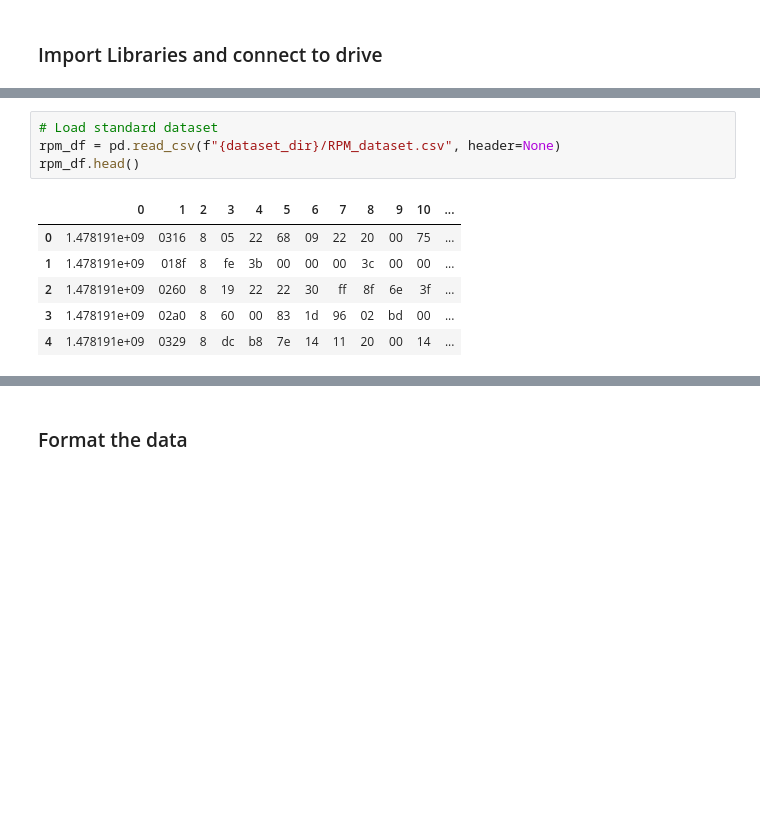
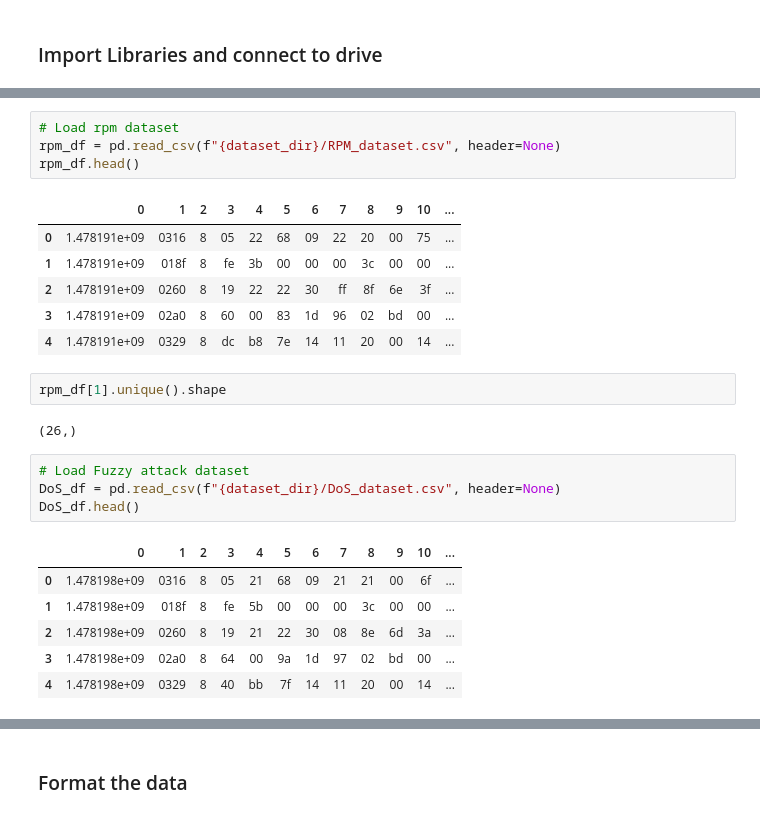
Before and after one commit to NachoDave/Automated-Vehicle-Anomalous-Driving-Behaviour, a Jupyter notebook: CAMs_Autoencoder_project_model.ipynb, the cells around one changed output, grey strips where cells are left out. Saved outputs shown, nothing was run; the diff lists cells and outputs as text; blank space fills up the shorter version.

```diff
--- a/CAMs_Autoencoder_project_model.ipynb
+++ b/CAMs_Autoencoder_project_model.ipynb
@@ -32,5 +129,5 @@ Mounted at /content/drive
 # %%
-# Load standard dataset
+# Load rpm dataset
 rpm_df = pd.read_csv(f"{dataset_dir}/RPM_dataset.csv", header=None)
 rpm_df.head()
 # %% [output]
@@ -40,3 +137,18 @@ rpm_df.head()
 | 2 | 1.478191e+09 | 0260 | 8 | 19 | 22 | 22 | 30 | ff | 8f | 6e | 3f | ... |
 | 3 | 1.478191e+09 | 02a0 | 8 | 60 | 00 | 83 | 1d | 96 | 02 | bd | 00 | ... |
 | 4 | 1.478191e+09 | 0329 | 8 | dc | b8 | 7e | 14 | 11 | 20 | 00 | 14 | ... |
+# %%
+rpm_df[1].unique().shape
+# %% [output]
+(26,)
+# %%
+# Load Fuzzy attack dataset
+DoS_df = pd.read_csv(f"{dataset_dir}/DoS_dataset.csv", header=None)
+DoS_df.head()
+# %% [output]
+|  | 0 | 1 | 2 | 3 | 4 | 5 | 6 | 7 | 8 | 9 | 10 | ... |
+| 0 | 1.478198e+09 | 0316 | 8 | 05 | 21 | 68 | 09 | 21 | 21 | 00 | 6f | ... |
+| 1 | 1.478198e+09 | 018f | 8 | fe | 5b | 00 | 00 | 00 | 3c | 00 | 00 | ... |
+| 2 | 1.478198e+09 | 0260 | 8 | 19 | 21 | 22 | 30 | 08 | 8e | 6d | 3a | ... |
+| 3 | 1.478198e+09 | 02a0 | 8 | 64 | 00 | 9a | 1d | 97 | 02 | bd | 00 | ... |
+| 4 | 1.478198e+09 | 0329 | 8 | 40 | bb | 7f | 14 | 11 | 20 | 00 | 14 | ... |
```
Also changed, not shown: parts of 13 cells of this notebook.
